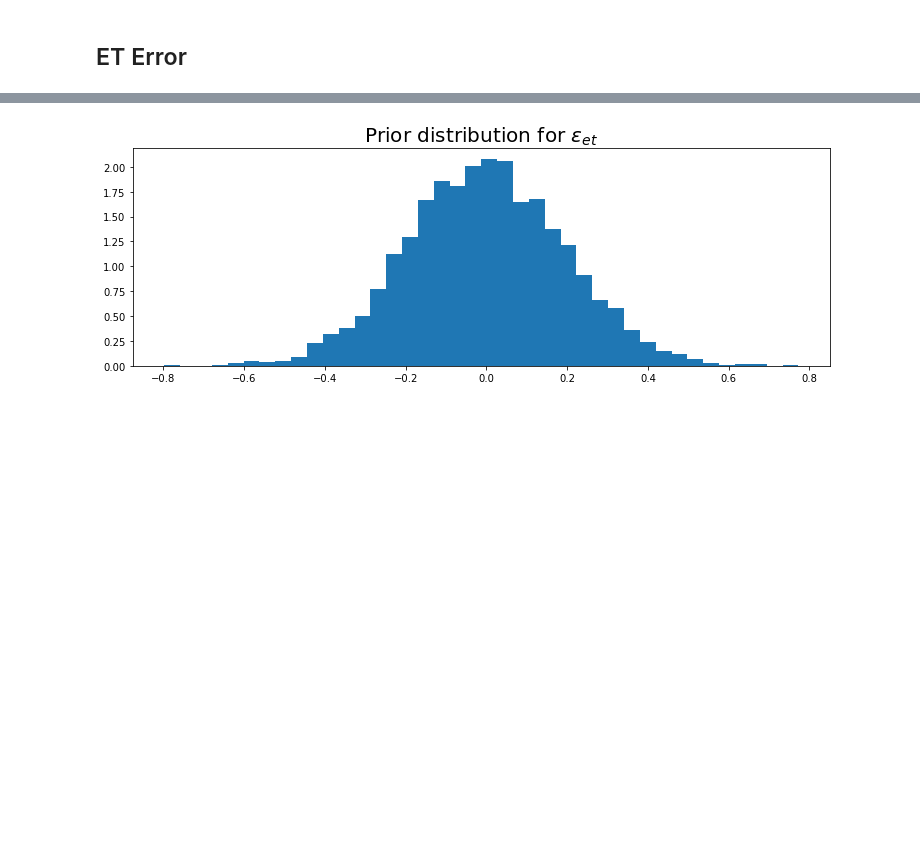
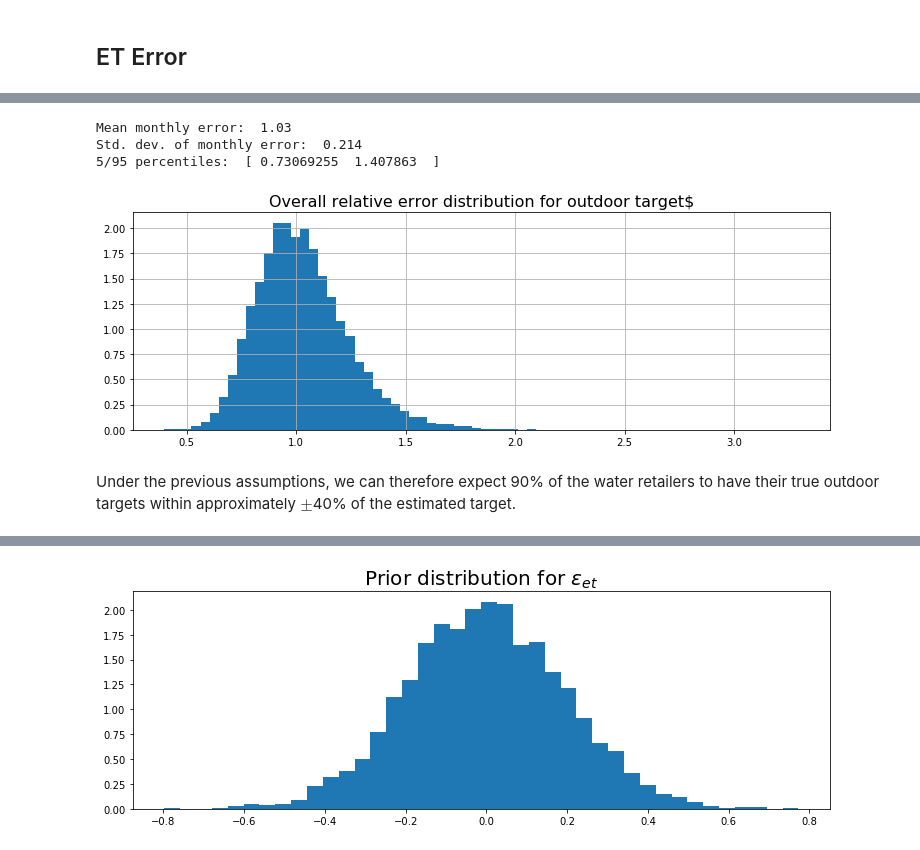
Before and after one commit to California-Data-Collaborative/statewide-efficiency-error-model, a Jupyter notebook: Statewide Efficiency Framework Errors.ipynb, the cells around one changed output, grey strips where cells are left out. Saved outputs shown, nothing was run; the diff lists cells and outputs as text; code cells hidden in the pictures; blank space fills up the shorter version.

```diff
--- a/Statewide Efficiency Framework Errors.ipynb
+++ b/Statewide Efficiency Framework Errors.ipynb
@@ -12,0 +103,28 @@ figsize(12.5, 4)
+# %%
+with pm.Model() as model:
+    et_prior = pm.Lognormal("et_prior", mu=0, sd=0.1, observed=lognormal_et_accuracy)
+#     has_boundary_error = pm.Bernoulli("has_boundary_error", p=0.5)
+    boundary_prior = pm.Lognormal("boundary_prior", mu=0, sd=0.1)
+    landuse_prior = pm.Lognormal("landuse_prior", mu=0, sd=0.1)
+    classification_prior = pm.Lognormal("classification_prior", mu=0, sd=2*0.038)
+    outdoor_error_dist = pm.Deterministic("outdoor_error_dist", et_prior*boundary_prior*landuse_prior*classification_prior)
+# %%
+class_samples = [random.choice(list(lognormal_et_accuracy))*boundary_prior.random()*landuse_prior.random()*classification_prior.random() for i in xrange(20000)]
+# %%
+overal_error_dist = pd.Series(class_samples)
+
+print "Mean monthly error: ", np.round(overal_error_dist.mean(), 3)
+print "Std. dev. of monthly error: ", np.round(overal_error_dist.std(), 3)
+print "5/95 percentiles: ", np.percentile(overal_error_dist, [5, 95])
+
+
+overal_error_dist.hist(bins=70, normed=True, histtype="stepfilled")
+plt.title("Overall relative error distribution for outdoor target$", fontsize=16)
+figsize(12.5, 4)
+# %% [output]
+Mean monthly error:  1.03
+Std. dev. of monthly error:  0.214
+5/95 percentiles:  [ 0.73069255  1.407863  ]
+[figure, added]
+# %% [markdown]
+Under the previous assumptions, we can therefore expect 90% of the water retailers to have their true outdoor targets within approximately $\pm$40% of the estimated target.
```
Also changed, not shown: parts of 26 cells of this notebook, 1 other file.
